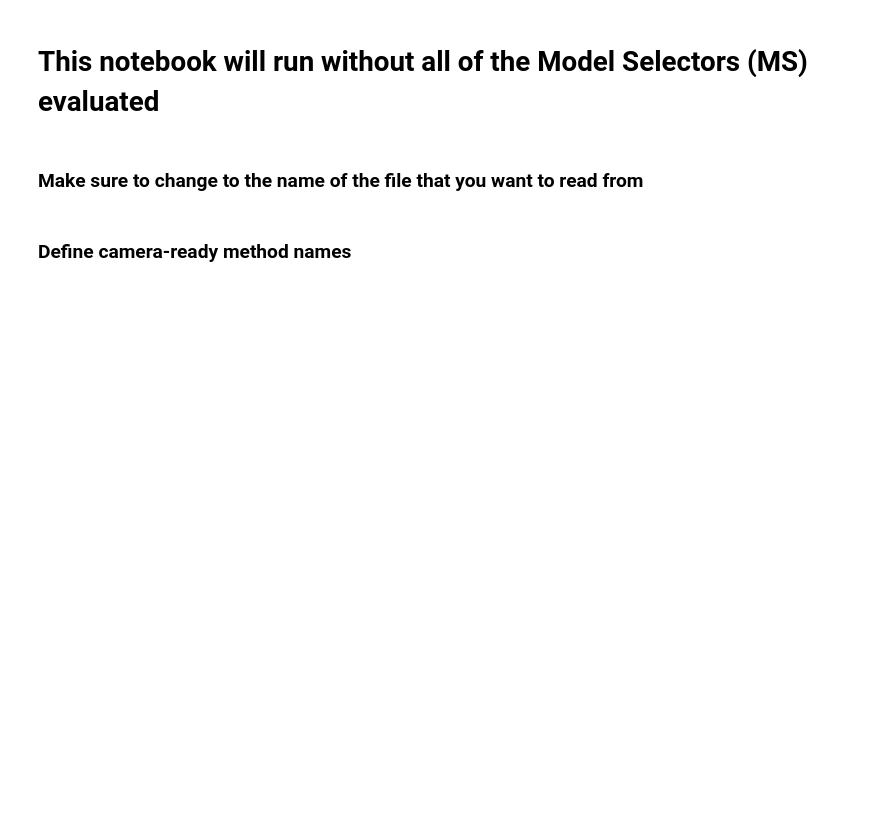
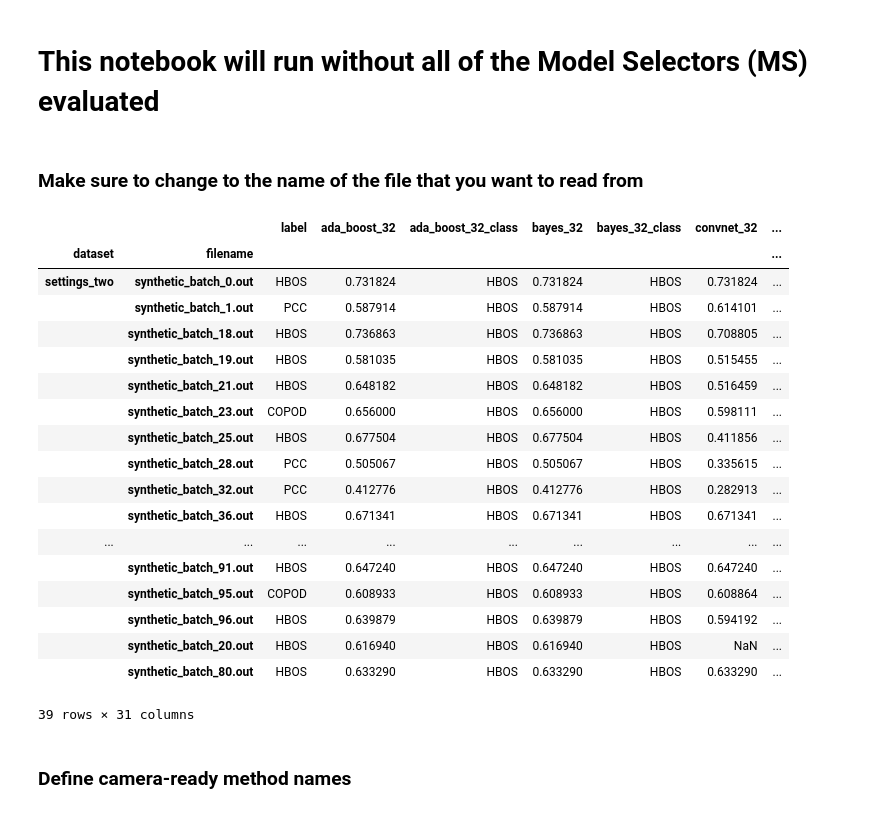
Before and after one commit to doanthihoaithu/MSAD, a Jupyter notebook: experiments/accuracy_analysis/accuracy_vs_detection_mts.ipynb, the cells around one changed output. Drawn from its saved outputs; the diff is of its cells as text; code cells hidden in the pictures; blank space fills up the shorter version.

```diff
--- a/experiments/accuracy_analysis/accuracy_vs_detection_mts.ipynb
+++ b/experiments/accuracy_analysis/accuracy_vs_detection_mts.ipynb
@@ -15,15 +15,35 @@ sns.reset_defaults()
 # %%
 # Read file
 measure_name = 'AUC_PR'
 # Uncomment this command and all plt.savefig(...) commands to save the generated figures
 # figure_path = 'dummy/path/{}.svg'
 
-df = pd.read_csv('../../results_mts/accuracy/all_accuracy_{}.csv'.format(measure_name))
+df = pd.read_csv('../../results_mts/accuracy/current_accuracy_{}.csv'.format(measure_name))
 if 'Unnamed: 0' in df.columns:
     df = df.drop(labels='Unnamed: 0', axis=1)
 
 df = df.set_index(['dataset', 'filename'])
 df
+# %% [output]
+|  |  | label | ada_boost_32 | ada_boost_32_class | bayes_32 | bayes_32_class | convnet_32 | ... |
+| dataset | filename |  |  |  |  |  |  | ... |
+| settings_two | synthetic_batch_0.out | HBOS | 0.731824 | HBOS | 0.731824 | HBOS | 0.731824 | ... |
+|  | synthetic_batch_1.out | PCC | 0.587914 | HBOS | 0.587914 | HBOS | 0.614101 | ... |
+|  | synthetic_batch_18.out | HBOS | 0.736863 | HBOS | 0.736863 | HBOS | 0.708805 | ... |
+|  | synthetic_batch_19.out | HBOS | 0.581035 | HBOS | 0.581035 | HBOS | 0.515455 | ... |
+|  | synthetic_batch_21.out | HBOS | 0.648182 | HBOS | 0.648182 | HBOS | 0.516459 | ... |
+|  | synthetic_batch_23.out | COPOD | 0.656000 | HBOS | 0.656000 | HBOS | 0.598111 | ... |
+|  | synthetic_batch_25.out | HBOS | 0.677504 | HBOS | 0.677504 | HBOS | 0.411856 | ... |
+|  | synthetic_batch_28.out | PCC | 0.505067 | HBOS | 0.505067 | HBOS | 0.335615 | ... |
+|  | synthetic_batch_32.out | PCC | 0.412776 | HBOS | 0.412776 | HBOS | 0.282913 | ... |
+|  | synthetic_batch_36.out | HBOS | 0.671341 | HBOS | 0.671341 | HBOS | 0.671341 | ... |
+| ... | ... | ... | ... | ... | ... | ... | ... | ... |
+|  | synthetic_batch_91.out | HBOS | 0.647240 | HBOS | 0.647240 | HBOS | 0.647240 | ... |
+|  | synthetic_batch_95.out | COPOD | 0.608933 | HBOS | 0.608933 | HBOS | 0.608864 | ... |
+|  | synthetic_batch_96.out | HBOS | 0.639879 | HBOS | 0.639879 | HBOS | 0.594192 | ... |
+|  | synthetic_batch_20.out | HBOS | 0.616940 | HBOS | 0.616940 | HBOS | NaN | ... |
+|  | synthetic_batch_80.out | HBOS | 0.633290 | HBOS | 0.633290 | HBOS | 0.633290 | ... |
+39 rows × 31 columns
 # %%
 # Set up methods' colors
 methods_colors = {
```
Also changed, not shown: parts of 4 cells of this notebook, 27 other files.
